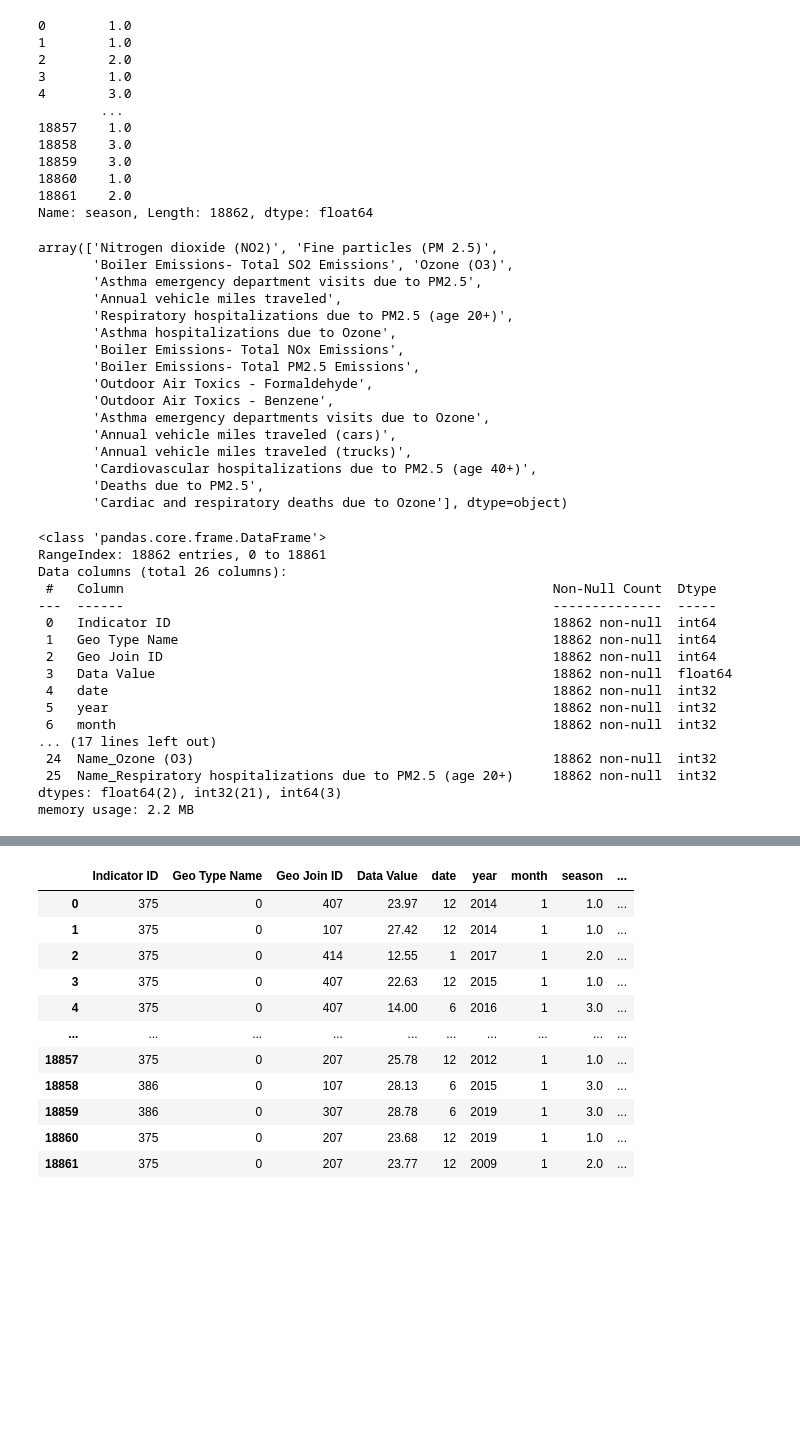
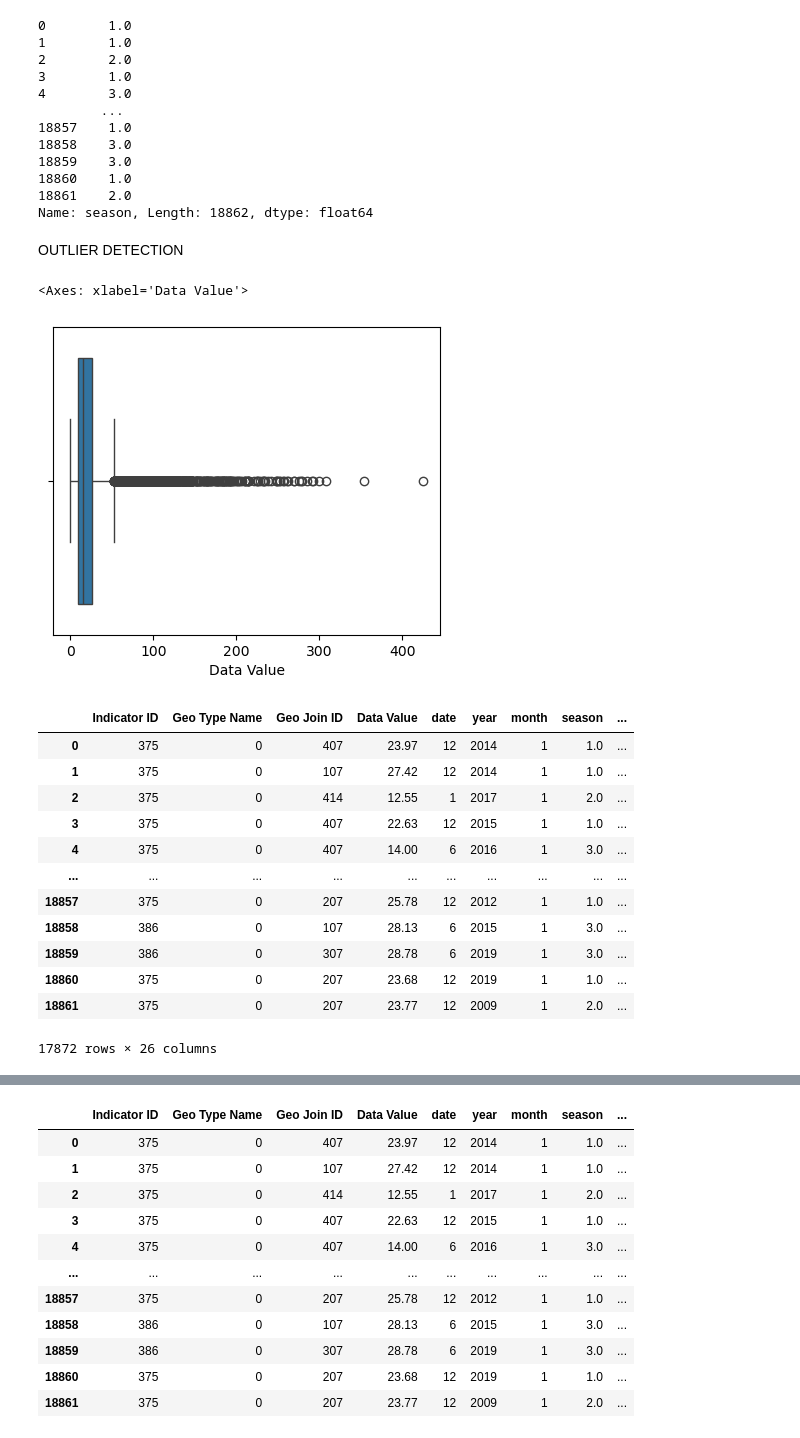
Before and after one commit to maansesharma/air_quality_dataset, a Jupyter notebook: AIR_QUALITY_CODE.ipynb, the cells around one changed output, grey strips where cells are left out. Saved outputs shown, nothing was run; the diff lists cells and outputs as text; code cells hidden in the pictures; blank space fills up the shorter version.

```diff
--- a/AIR_QUALITY_CODE.ipynb
+++ b/AIR_QUALITY_CODE.ipynb
@@ -316,44 +144,35 @@ tt ={
 }
 
 data['Geo Type Name'] = data['Geo Type Name'].map(tt)
-# %%
-data['Name'].unique()
-# %% [output]
-array(['Nitrogen dioxide (NO2)', 'Fine particles (PM 2.5)',
-       'Boiler Emissions- Total SO2 Emissions', 'Ozone (O3)',
-       'Asthma emergency department visits due to PM2.5',
-       'Annual vehicle miles traveled',
-       'Respiratory hospitalizations due to PM2.5 (age 20+)',
-       'Asthma hospitalizations due to Ozone',
-       'Boiler Emissions- Total NOx Emissions',
-       'Boiler Emissions- Total PM2.5 Emissions',
-       'Outdoor Air Toxics - Formaldehyde',
-       'Outdoor Air Toxics - Benzene',
-       'Asthma emergency departments visits due to Ozone',
-       'Annual vehicle miles traveled (cars)',
-       'Annual vehicle miles traveled (trucks)',
-       'Cardiovascular hospitalizations due to PM2.5 (age 40+)',
-       'Deaths due to PM2.5',
-       'Cardiac and respiratory deaths due to Ozone'], dtype=object)
 # %%
 data = pd.get_dummies(data, columns = ['Name'], dtype = int)
-# %%
-data.info()
-# %% [output]
-<class 'pandas.core.frame.DataFrame'>
-RangeIndex: 18862 entries, 0 to 18861
-Data columns (total 26 columns):
- #   Column                                                       Non-Null Count  Dtype
----  ------                                                       --------------  -----
- 0   Indicator ID                                                 18862 non-null  int64
- 1   Geo Type Name                                                18862 non-null  int64
- 2   Geo Join ID                                                  18862 non-null  int64
- 3   Data Value                                                   18862 non-null  float64
- 4   date                                                         18862 non-null  int32
- 5   year                                                         18862 non-null  int32
- 6   month                                                        18862 non-null  int32
-... (17 lines left out)
- 24  Name_Ozone (O3)                                              18862 non-null  int32
- 25  Name_Respiratory hospitalizations due to PM2.5 (age 20+)     18862 non-null  int32
-dtypes: float64(2), int32(21), int64(3)
-memory usage: 2.2 MB
+# %% [markdown]
+OUTLIER DETECTION
+# %%
+plt.figure(figsize =(5,4))
+sns.boxplot( x = data['Data Value'])
+# %% [output]
+<Axes: xlabel='Data Value'>
+[figure, added]
+# %%
+Q1  = data['Data Value'].quantile(0.25)
+Q3 = data['Data Value'].quantile(0.75)
+IQR = Q3 -Q1
+lower_bound = Q1 - 1.5*IQR
+Upper_bound = Q3 + 1.5* IQR
+data = data[(data['Data Value'] >= lower_bound) & (data['Data Value'] <= Upper_bound)]
+data
+# %% [output]
+|  | Indicator ID | Geo Type Name | Geo Join ID | Data Value | date | year | month | season | ... |
+| 0 | 375 | 0 | 407 | 23.97 | 12 | 2014 | 1 | 1.0 | ... |
+| 1 | 375 | 0 | 107 | 27.42 | 12 | 2014 | 1 | 1.0 | ... |
+| 2 | 375 | 0 | 414 | 12.55 | 1 | 2017 | 1 | 2.0 | ... |
+| 3 | 375 | 0 | 407 | 22.63 | 12 | 2015 | 1 | 1.0 | ... |
+| 4 | 375 | 0 | 407 | 14.00 | 6 | 2016 | 1 | 3.0 | ... |
+| ... | ... | ... | ... | ... | ... | ... | ... | ... | ... |
+| 18857 | 375 | 0 | 207 | 25.78 | 12 | 2012 | 1 | 1.0 | ... |
+| 18858 | 386 | 0 | 107 | 28.13 | 6 | 2015 | 1 | 3.0 | ... |
+| 18859 | 386 | 0 | 307 | 28.78 | 6 | 2019 | 1 | 3.0 | ... |
+| 18860 | 375 | 0 | 207 | 23.68 | 12 | 2019 | 1 | 1.0 | ... |
+| 18861 | 375 | 0 | 207 | 23.77 | 12 | 2009 | 1 | 2.0 | ... |
+17872 rows × 26 columns
```
Also changed, not shown: parts of 46 cells of this notebook, 1 other file.
